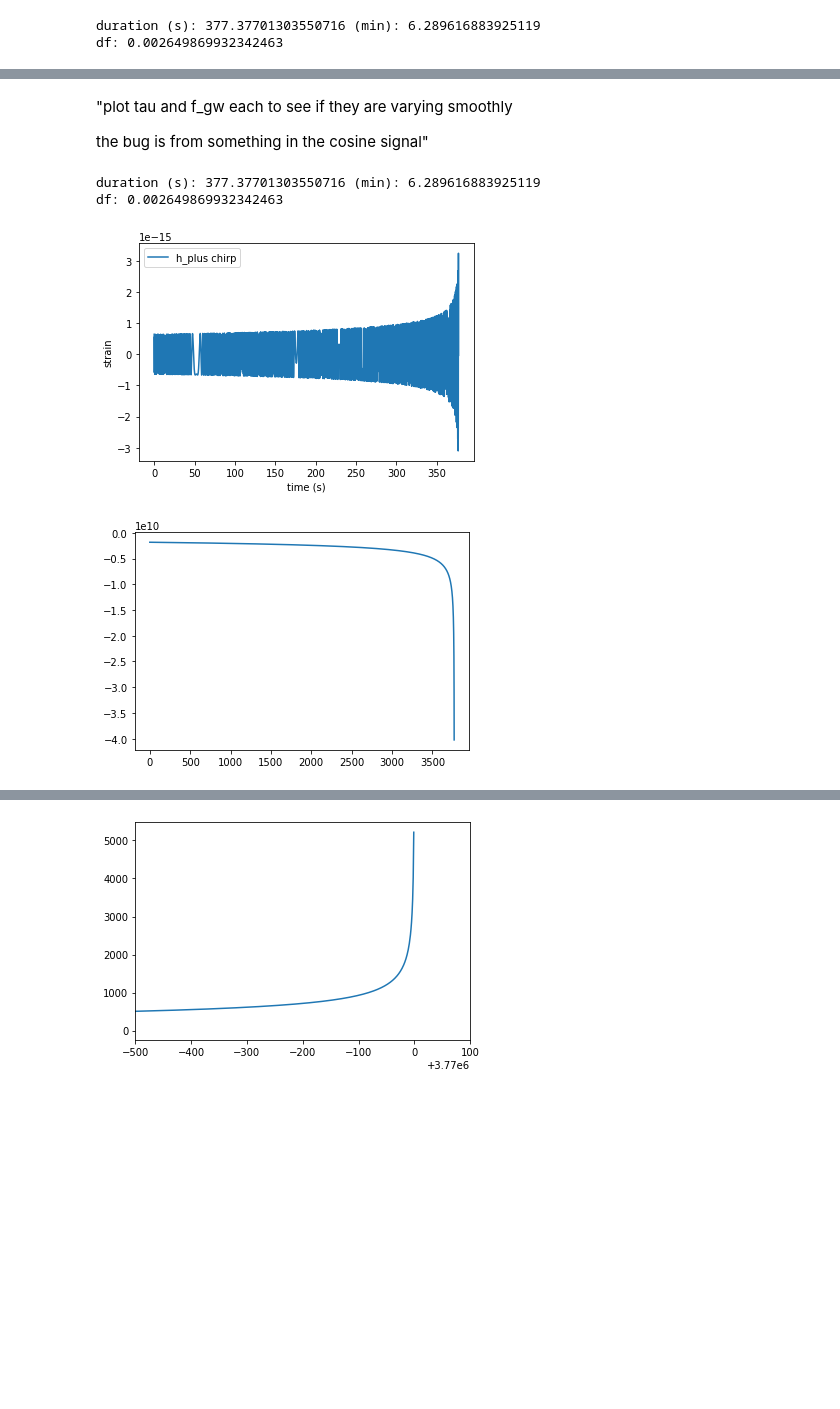
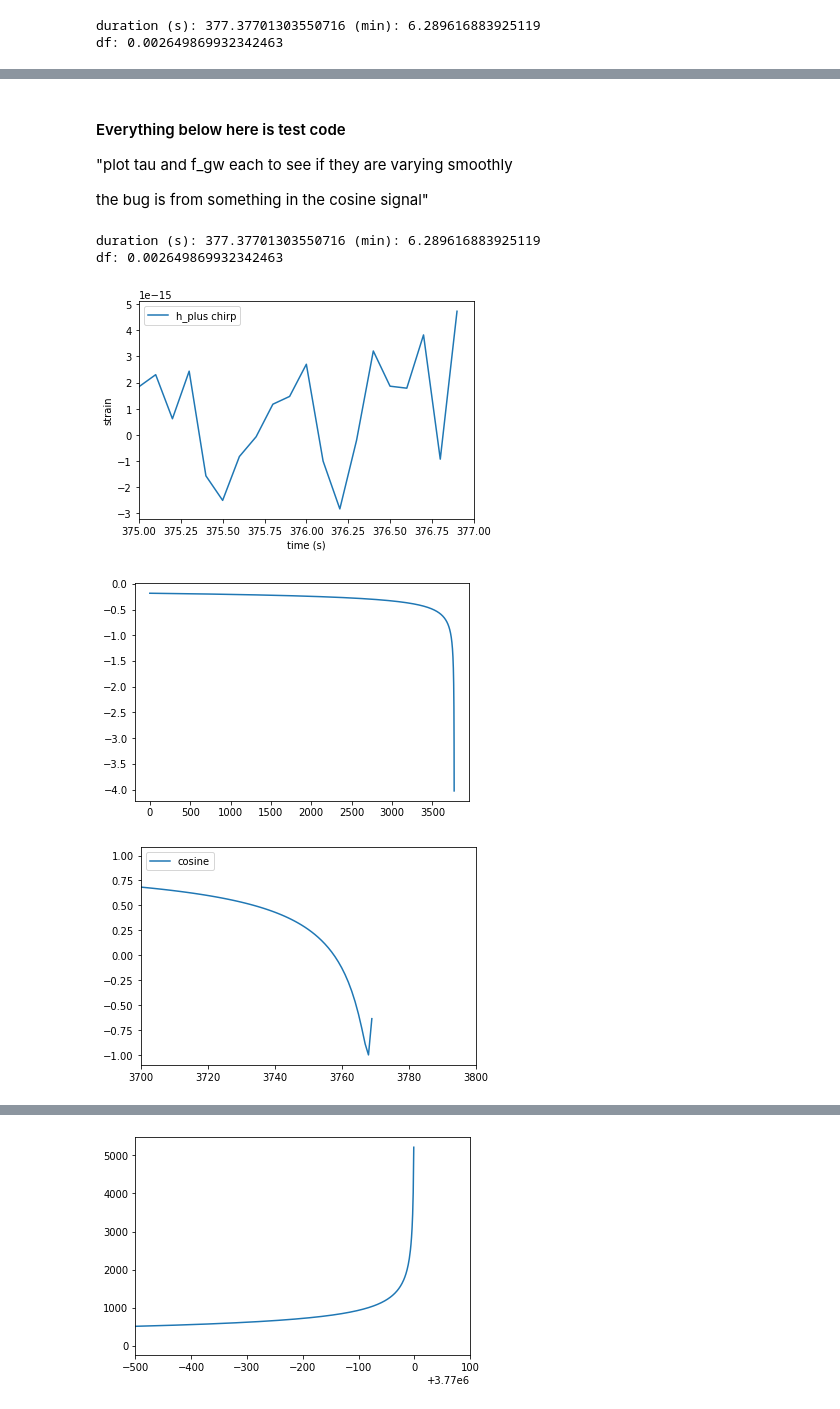
Before and after one commit to jwaldroup/gracefo_gw_search, a Jupyter notebook: q_c_orbit_basic_waveform.ipynb, the cells around one changed output, grey strips where cells are left out. Cells and saved outputs as stored; diff of their text form; code cells hidden in the pictures; blank space fills up the shorter version.

```diff
--- a/q_c_orbit_basic_waveform.ipynb
+++ b/q_c_orbit_basic_waveform.ipynb
@@ -114,4 +115,6 @@ plt.show()
 # %% [markdown]
+#### Everything below here is test code
+
 "plot tau and f_gw each to see if they are varying smoothly
 
 the bug is from something in the cosine signal"
@@ -162,18 +170,29 @@ t_array, tau_array, fgw_array, t_ret_array, plus, cross = testing_strain_wavefor
 duration (s): 377.37701303550716 (min): 6.289616883925119
 df: 0.002649869932342463
 # %%
+#plot entire plus polarization strain
 plt.plot(t_array, plus, label='h_plus chirp')
 plt.xlabel('time (s)')
 plt.ylabel('strain')
 plt.legend(loc='upper left')
-#plt.xlim(376.97, 377)
+plt.xlim(375, 377)
 
+#plotting product of f_gw and t_ret to see if it's smooth
 plt.figure()
-plt.plot(fgw_array*t_ret_array)
+plt.plot(fgw_array*t_ret_array/1e10)
+#plt.xlim(3760, 3770)
+
+#plotting the cosine/sign term of strain amplitude
+plt.figure()
+plt.plot( np.cos((fgw_array*t_ret_array)/1e10), label='cosine')
+plt.legend(loc='upper left')
+plt.xlim(3700, 3800)
+
 plt.show()
 # %% [output]
-[figure, old version]
+[figure, new version]
-[figure, old version]
+[figure, new version]
+[figure, added]
 # %%
 print(np.size(tau_array), np.shape(tau_array))
 print(t_array[-1], tau_array[0])
```
Also changed, not shown: parts of 4 cells of this notebook.
